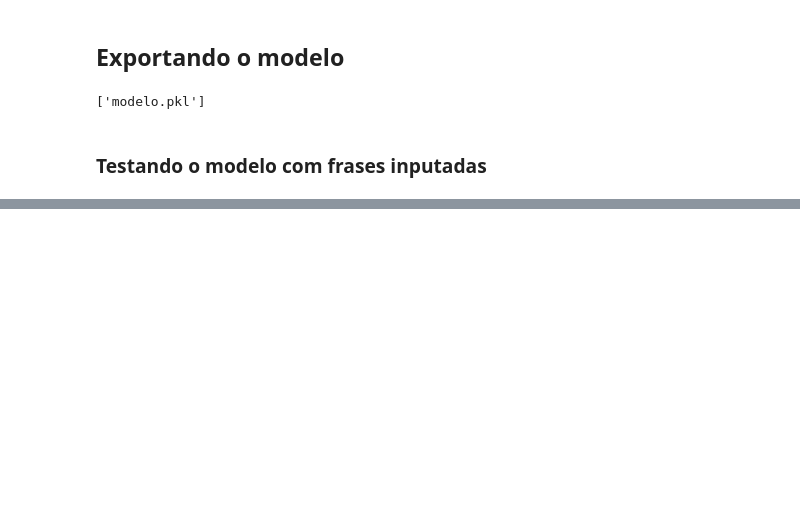
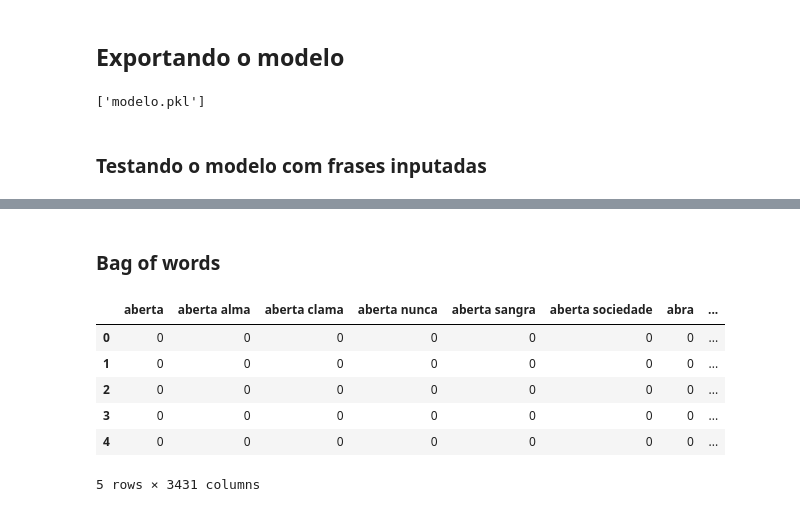
Before and after one commit to ben-hurs/Analise-de-sentimento, a Jupyter notebook: notebook_analise_de_sentimentos.ipynb, the cells around one changed output, grey strips where cells are left out. Saved outputs shown, nothing was run; the diff lists cells and outputs as text; code cells hidden in the pictures; blank space fills up the shorter version.

```diff
--- a/notebook_analise_de_sentimentos.ipynb
+++ b/notebook_analise_de_sentimentos.ipynb
@@ -325,0 +395,3 @@ df_stop.head()
+# %%
+df_novo = pd.DataFrame(frases_sentimentos_adicionais.items(), columns=['Frase', 'Sentimento'])
+df_novo.tail()
@@ -325,0 +429,4 @@ df_stop.head()
+# %%
+df_novo_stop = df_novo.copy()
+df_novo_stop['Frase'] = df_novo_stop['Frase'].apply(remove_stopwords)
+df_novo_stop.head()
@@ -325,0 +442,2 @@ df_stop.head()
+# %% [markdown]
+### Bag of words
@@ -325,0 +446,15 @@ df_stop.head()
+# %%
+# Conversão da matriz esparsa para DataFrame
+df_novo_bow = pd.DataFrame(countvec_data_novo.toarray(),
+                      columns=countvec.get_feature_names_out())
+df_novo_bow.index = df_novo_stop.index
+df_novo_bow = df_novo_bow.join(df_novo_stop[['Sentimento']], how='left')
+df_novo_bow.head()
+# %% [output]
+|  | aberta | aberta alma | aberta clama | aberta nunca | aberta sangra | aberta sociedade | abra | ... |
+| 0 | 0 | 0 | 0 | 0 | 0 | 0 | 0 | ... |
+| 1 | 0 | 0 | 0 | 0 | 0 | 0 | 0 | ... |
+| 2 | 0 | 0 | 0 | 0 | 0 | 0 | 0 | ... |
+| 3 | 0 | 0 | 0 | 0 | 0 | 0 | 0 | ... |
+| 4 | 0 | 0 | 0 | 0 | 0 | 0 | 0 | ... |
+5 rows × 3431 columns
```
Also changed, not shown: parts of 46 cells of this notebook, 4 other files.
